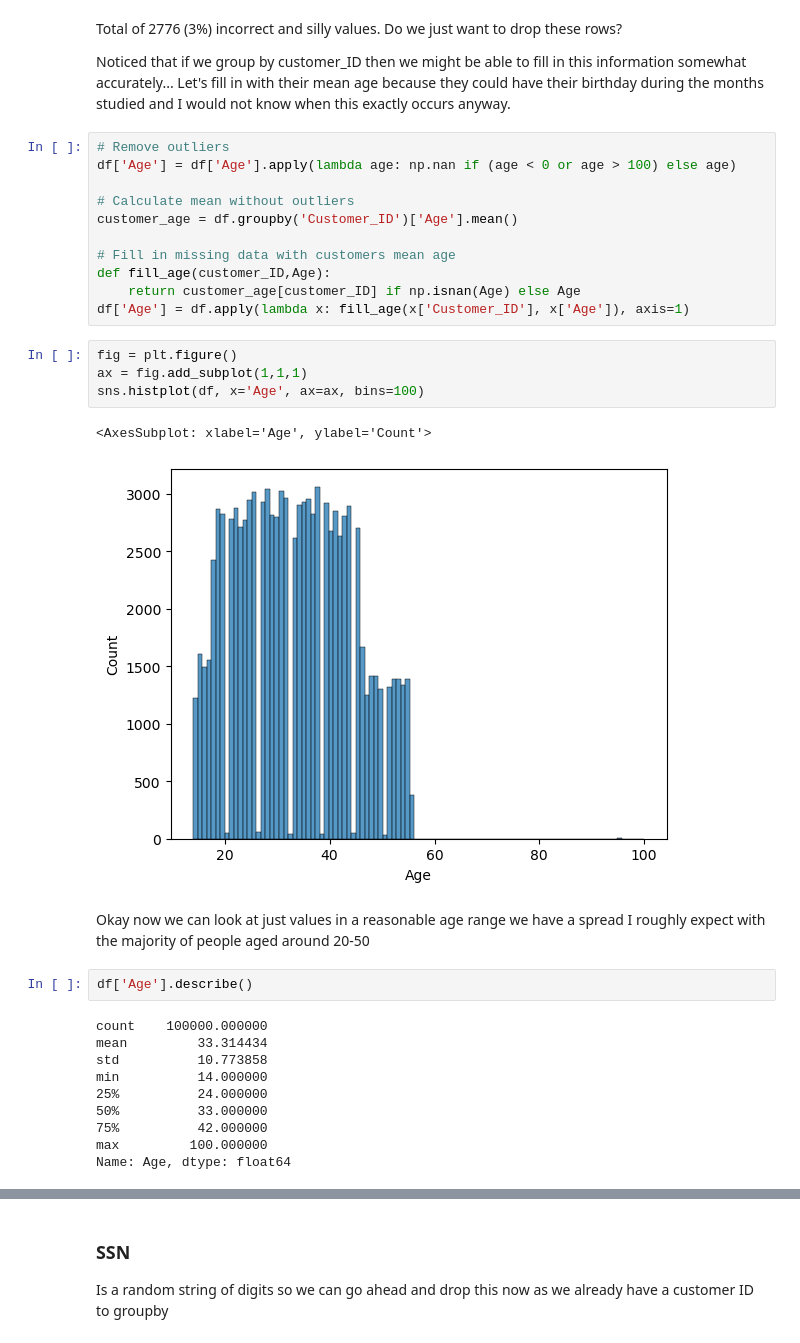
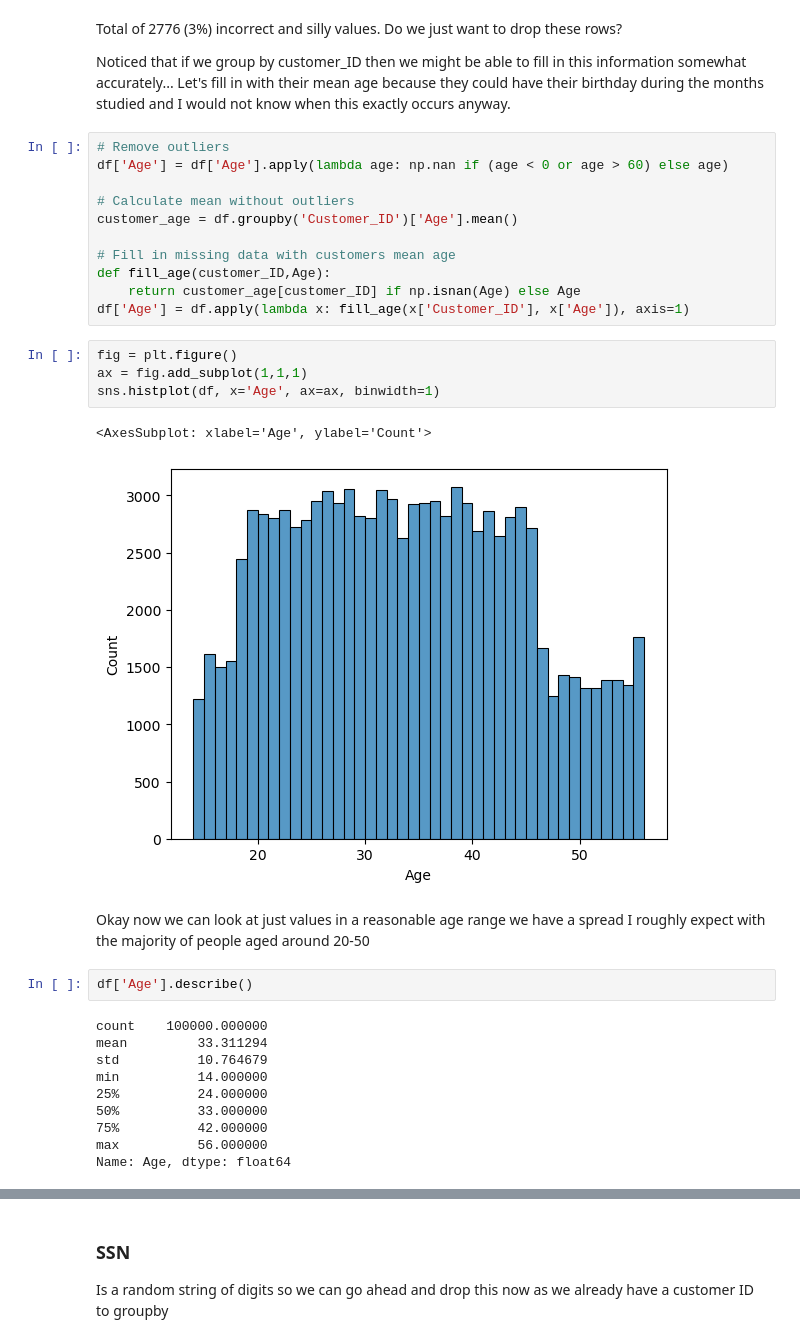
Before and after one commit to jackhenshaw/creditScore, a Jupyter notebook: data_cleaning.ipynb, the cells around one changed output, grey strips where cells are left out. Drawn from its saved outputs; the diff is of its cells as text.

```diff
--- a/data_cleaning.ipynb
+++ b/data_cleaning.ipynb
@@ -237,7 +237,7 @@ Noticed that if we group by customer_ID then we might be able to fill in this in
 Let's fill in with their mean age because they could have their birthday during the months studied and I would not know when this exactly occurs anyway.
 # %%
 # Remove outliers
-df['Age'] = df['Age'].apply(lambda age: np.nan if (age < 0 or age > 100) else age)
+df['Age'] = df['Age'].apply(lambda age: np.nan if (age < 0 or age > 60) else age)
 
 # Calculate mean without outliers
 customer_age = df.groupby('Customer_ID')['Age'].mean()
@@ -249,21 +249,21 @@ df['Age'] = df.apply(lambda x: fill_age(x['Customer_ID'], x['Age']), axis=1)
 # %%
 fig = plt.figure()
 ax = fig.add_subplot(1,1,1)
-sns.histplot(df, x='Age', ax=ax, bins=100)
+sns.histplot(df, x='Age', ax=ax, binwidth=1)
 # %% [output]
 <AxesSubplot: xlabel='Age', ylabel='Count'>
-[figure, old version]
+[figure, new version]
 # %% [markdown]
 Okay now we can look at just values in a reasonable age range we have a spread I roughly expect with the majority of people aged around 20-50
 # %%
 df['Age'].describe()
 # %% [output]
 count    100000.000000
-mean         33.314434
-std          10.773858
+mean         33.311294
+std          10.764679
 min          14.000000
 25%          24.000000
 50%          33.000000
 75%          42.000000
-max         100.000000
+max          56.000000
 Name: Age, dtype: float64
```
Also changed, not shown: parts of 21 cells of this notebook, 6 other files.
